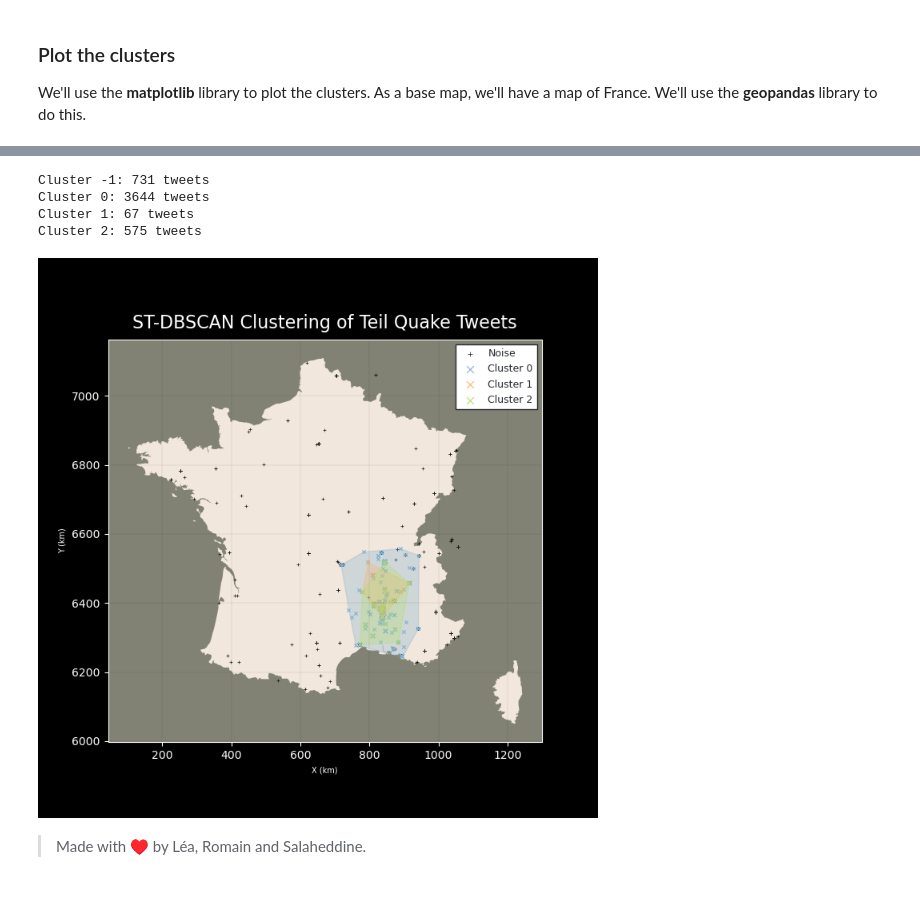
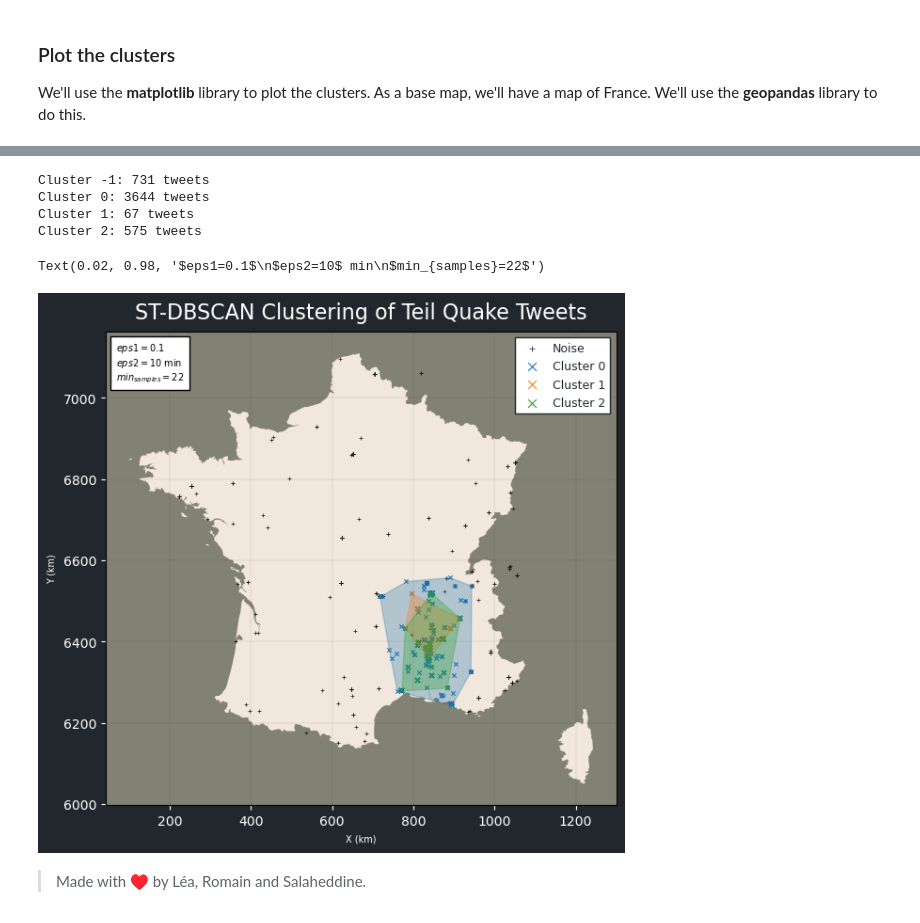
Before and after one commit to lletassey/clustering-tweets-earthquake, a Jupyter notebook: notebooks/algos/stdbscan.ipynb, the cells around one changed output, grey strips where cells are left out. Drawn from its saved outputs; the diff is of its cells as text; code cells hidden in the pictures.

Commit message:
Add text label with params

```diff
--- a/notebooks/algos/stdbscan.ipynb
+++ b/notebooks/algos/stdbscan.ipynb
@@ -292,7 +299,7 @@ for cluster in set(tweets_['cluster']):
         tweets_cluster['y_m'],
         tweets_cluster['ts'] / 60,
         s=2,
-        color='C{}'.format(cluster + 4),
+        color='C{}'.format(cluster),
         label='Noise' if cluster == -1 else 'Cluster {}'.format(cluster)
     )
 ax_cube.set_xlabel('x_m')
@@ -351,7 +358,7 @@ for cluster in tweets.cluster.unique():
             markersize=6 if cluster == -1 else 10,
             label='Noise' if cluster == -1 else 'Cluster {}'.format(cluster),
             marker='x' if cluster != -1 else '+',
-            color='#161819' if cluster == -1 else 'C{}'.format(cluster + 4),
+            color='#161819' if cluster == -1 else 'C{}'.format(cluster),
             linewidth=0.5 if cluster == -1 else 0.8,
         )
 
@@ -359,38 +366,51 @@ for cluster in hulls.cluster:
     hulls[hulls.cluster == cluster].plot(
         ax=base,
         alpha=0.3,
-        color='C{}'.format(cluster + 4),
-        edgecolor='C{}'.format(cluster + 4),
+        color='C{}'.format(cluster),
+        edgecolor='C{}'.format(cluster),
         linewidth=1
     )
 
 # Set title
 base.set_title("ST-DBSCAN Clustering of Teil Quake Tweets", fontsize=16, weight='medium', color='white', pad=10)
 
 # Set legend
 base.legend(loc='best', fontsize=9, labelcolor='#22272e', markerscale=2, facecolor='white', title_fontsize=14, fancybox=False, framealpha=1, edgecolor='#22272e')
 # bbox_to_anchor=(1.23, 1.01
 
 # Add grid
 base.grid(color='#161819', linestyle='-', linewidth=0.2, alpha=0.3)
 
 # Change tick labels
 m2km = lambda x, _: f'{x/1000:g}'
 base.xaxis.set_major_formatter(m2km)
 base.yaxis.set_major_formatter(m2km)
 
 # Set axis labels
 base.set_xlabel("X (km)", fontsize=7, labelpad=5, color='white')
 base.set_ylabel("Y (km)", fontsize=7, labelpad=5, color='white')
 
 # Set axis ticks color
 base.tick_params(axis='x', colors='white')
 base.tick_params(axis='y', colors='white')
+
+textstr = '\n'.join((
+    r'$eps1=%.1f$' % (eps1, ),
+    r'$eps2=%d$ min' % (eps2 / 60, ),
+    r'$min_{samples}=%d$' % (min_samples, )))
+
+# these are matplotlib.patch.Patch properties
+props = dict(facecolor='white')
+
+# place a text box in upper left in axes coords
+base.text(0.02, 0.98, textstr, transform=base.transAxes, fontsize=7,
+        verticalalignment='top', bbox=props)
 # %% [output]
 Cluster -1: 731 tweets
 Cluster 0: 3644 tweets
 Cluster 1: 67 tweets
 Cluster 2: 575 tweets
+Text(0.02, 0.98, '$eps1=0.1$\n$eps2=10$ min\n$min_{samples}=22$')
-[figure, old version]
+[figure, new version]
 # %%
 # Save figures
```
Also changed, not shown: parts of 10 cells of this notebook, 2 other files.
